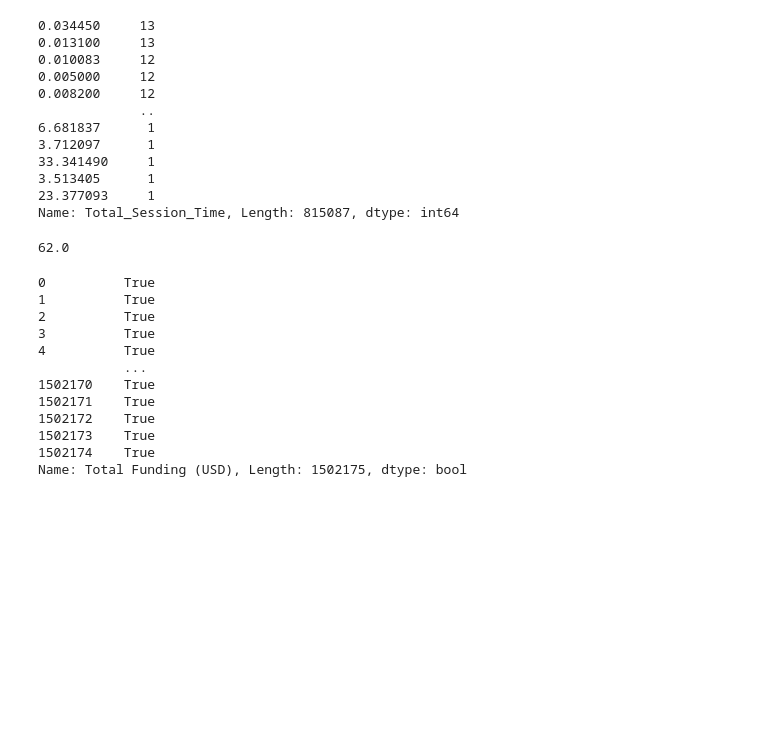
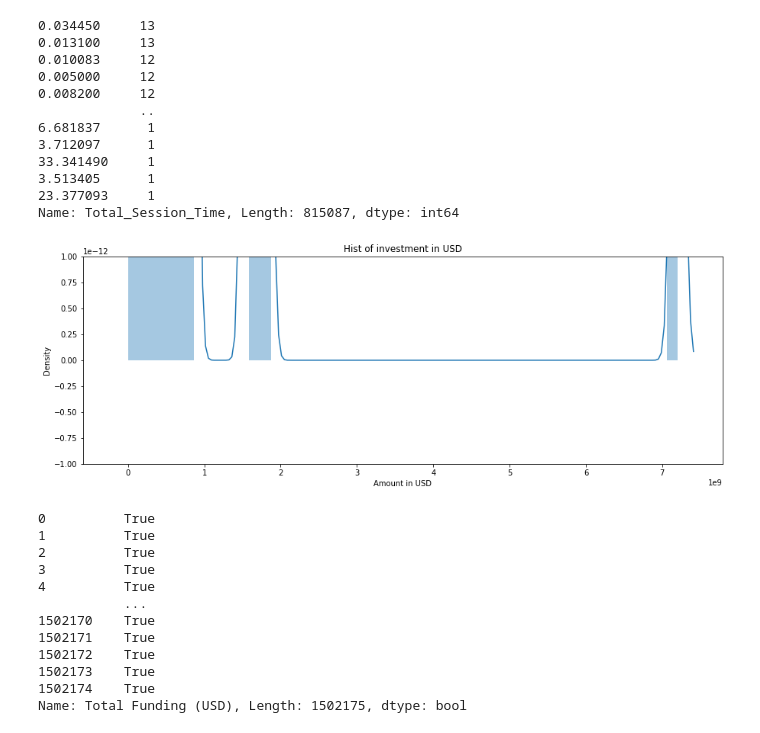
Before and after one commit to rajeshmore1/Capstone-Project-4, a Jupyter notebook: Rajesh_More_Team5_Capstone_Project_4.ipynb, the cells around one changed output. Drawn from its saved outputs; the diff is of its cells as text; code cells hidden in the pictures; blank space fills up the shorter version.

```diff
--- a/Rajesh_More_Team5_Capstone_Project_4.ipynb
+++ b/Rajesh_More_Team5_Capstone_Project_4.ipynb
@@ -130,10 +166,14 @@ df['Total_Session_Time'].value_counts()
 3.513405      1
 23.377093     1
 Name: Total_Session_Time, Length: 815087, dtype: int64
-# %%
-df['Total Funding (USD)'].min()
-# %% [output]
-62.0
+# %%
+#plt.figure(figsize=(8,5))
+sns.distplot(df['Total Funding (USD)'])
+plt.xlabel('Amount in USD')
+plt.title("Hist of investment in USD")
+plt.show()
+# %% [output]
+[figure, added]
 # %%
 df['Total Funding (USD)'].isna().sum()
 # %% [output]
```
Also changed, not shown: parts of 34 cells of this notebook.
